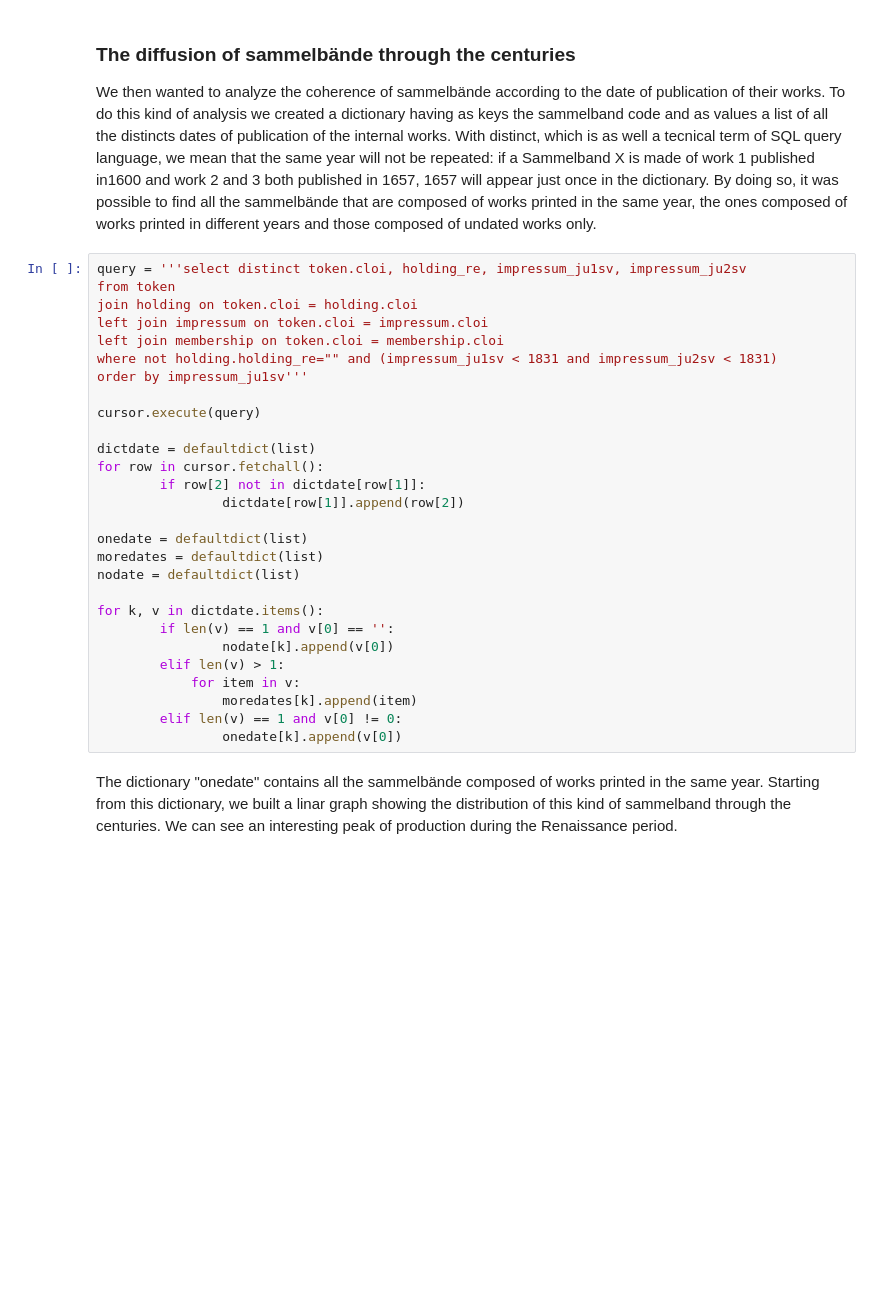
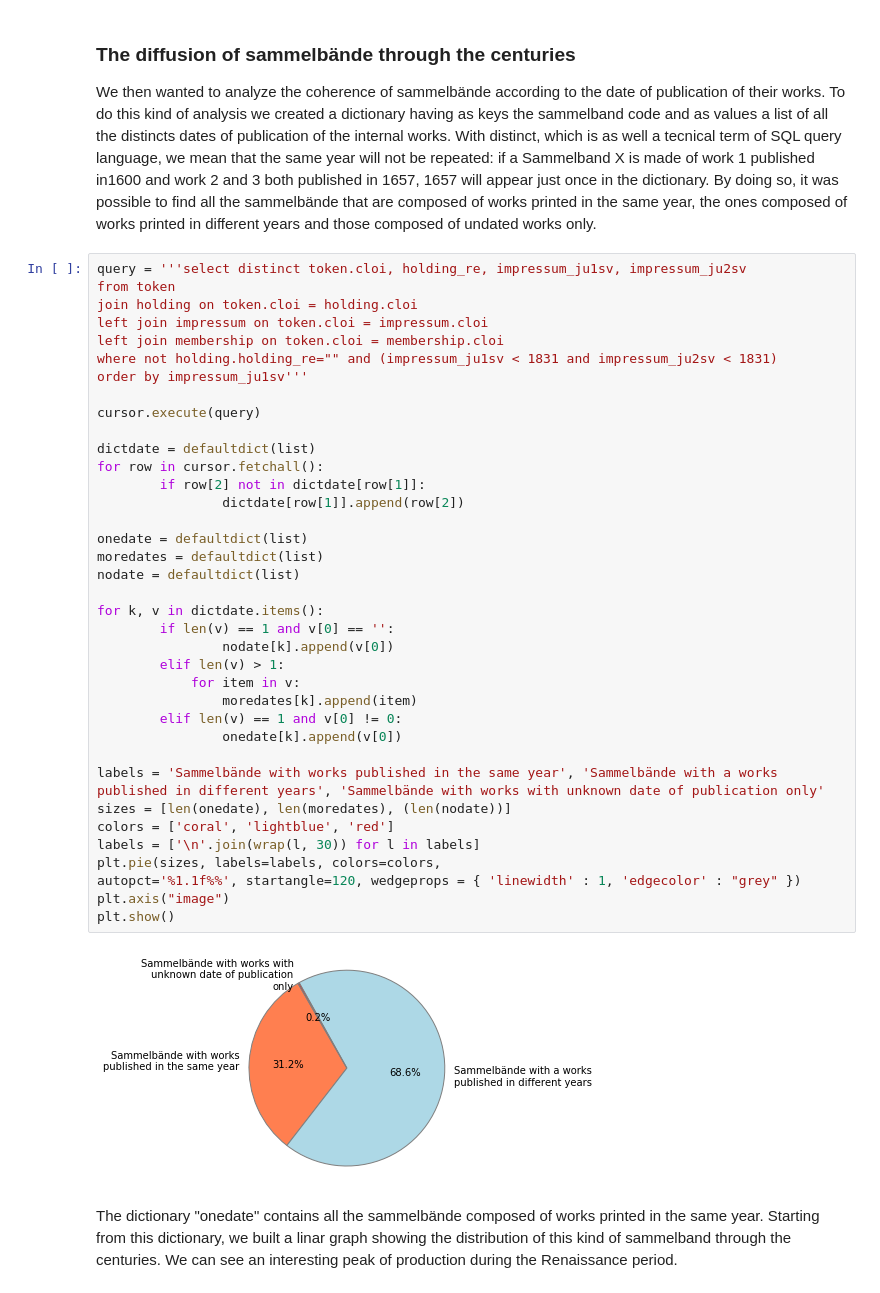
Before and after one commit to LuciaGiagnolini12/sammelb-nde_UAntwerpen, a Jupyter notebook: Sammelbande_JN.ipynb, the cells around one changed output. Saved outputs shown, nothing was run; the diff lists cells and outputs as text; blank space fills up the shorter version.

```diff
--- a/Sammelbande_JN.ipynb
+++ b/Sammelbande_JN.ipynb
@@ -212,31 +212,42 @@ We then wanted to analyze the coherence of sammelbände according to the date of
 # %%
 query = '''select distinct token.cloi, holding_re, impressum_ju1sv, impressum_ju2sv
 from token
 join holding on token.cloi = holding.cloi
 left join impressum on token.cloi = impressum.cloi
 left join membership on token.cloi = membership.cloi
 where not holding.holding_re="" and (impressum_ju1sv < 1831 and impressum_ju2sv < 1831)
 order by impressum_ju1sv'''
 
 cursor.execute(query)
 
 dictdate = defaultdict(list)
 for row in cursor.fetchall():
         if row[2] not in dictdate[row[1]]:
                 dictdate[row[1]].append(row[2])
 
 onedate = defaultdict(list)
 moredates = defaultdict(list)
 nodate = defaultdict(list)
 
 for k, v in dictdate.items():
         if len(v) == 1 and v[0] == '':
                 nodate[k].append(v[0])
         elif len(v) > 1:
             for item in v:
                 moredates[k].append(item)
         elif len(v) == 1 and v[0] != 0:
                 onedate[k].append(v[0])
+
+labels = 'Sammelbände with works published in the same year', 'Sammelbände with a works published in different years', 'Sammelbände with works with unknown date of publication only'
+sizes = [len(onedate), len(moredates), (len(nodate))]
+colors = ['coral', 'lightblue', 'red']
+labels = ['\n'.join(wrap(l, 30)) for l in labels]
+plt.pie(sizes, labels=labels, colors=colors,
+autopct='%1.1f%%', startangle=120, wedgeprops = { 'linewidth' : 1, 'edgecolor' : "grey" })
+plt.axis("image")
+plt.show()
+# %% [output]
+[figure, added]
 # %% [markdown]
 The dictionary "onedate" contains all the sammelbände composed of works printed in the same year. Starting from this dictionary, we built a linar graph showing the distribution of this kind of sammelband through the centuries. We can see an interesting peak of production during the Renaissance period.
 # %%
```
Also changed, not shown: parts of 3 cells of this notebook.
